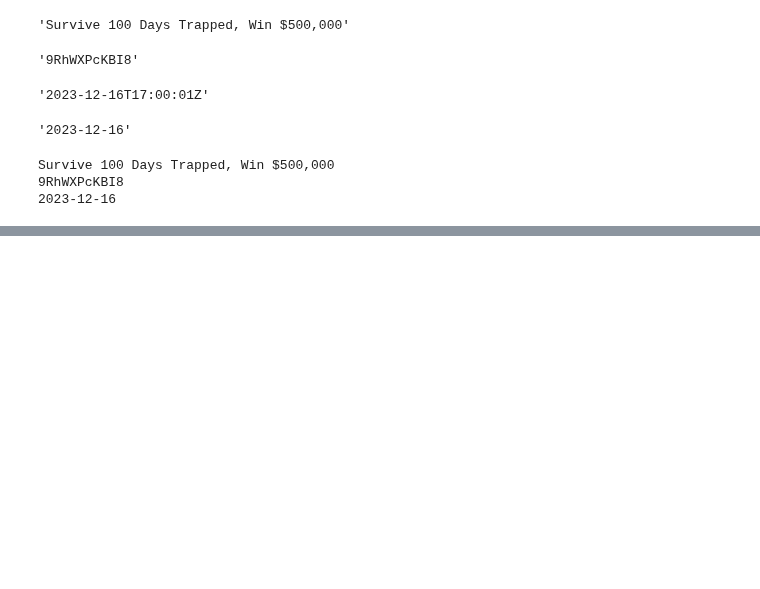
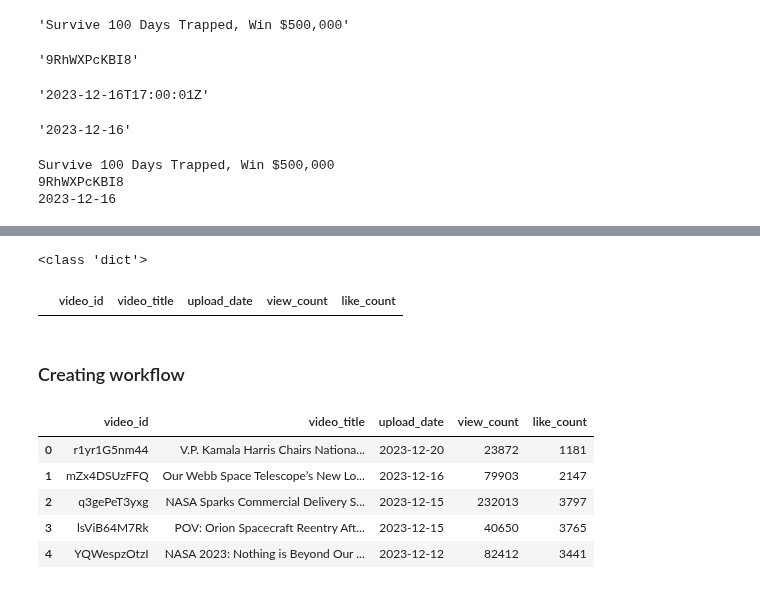
Before and after one commit to SeherKumsar/Ada-Lovelace-Veri-Bilimi-Akademisi, a Jupyter notebook: week-4/4-api-youtube.ipynb, the cells around one changed output, grey strips where cells are left out. Saved outputs shown, nothing was run; the diff lists cells and outputs as text; code cells hidden in the pictures; blank space fills up the shorter version.

```diff
--- a/week-4/4-api-youtube.ipynb
+++ b/week-4/4-api-youtube.ipynb
@@ -98,0 +265,5 @@ Survive 100 Days Trapped, Win $500,000
+# %%
+for video in response['items']:
+    print(type(video))
+# %% [output]
+<class 'dict'>
@@ -98,0 +319,6 @@ Survive 100 Days Trapped, Win $500,000
+# %%
+df # response kısmında eksiklik olabilir
+# %% [output]
+|  | video_id | video_title | upload_date | view_count | like_count |
+# %% [markdown]
+### Creating workflow
@@ -98,0 +369,15 @@ Survive 100 Days Trapped, Win $500,000
+# %%
+# CHANNEL_ID = "UCX6OQ3DkcsbYNE6H8uQQuVA"
+CHANNEL_ID = "UCLA_DiR1FfKNvjuUpBHmylQ"
+
+df = pd.DataFrame(columns=["video_id", "video_title", "upload_date", "view_count", "like_count"])
+youtube_data = get_videos_from_channel(df, CHANNEL_ID, YOUTUBE_API_KEY)
+# %%
+youtube_data.head()
+# %% [output]
+|  | video_id | video_title | upload_date | view_count | like_count |
+| 0 | r1yr1G5nm44 | V.P. Kamala Harris Chairs Nationa... | 2023-12-20 | 23872 | 1181 |
+| 1 | mZx4DSUzFFQ | Our Webb Space Telescope’s New Lo... | 2023-12-16 | 79903 | 2147 |
+| 2 | q3gePeT3yxg | NASA Sparks Commercial Delivery S... | 2023-12-15 | 232013 | 3797 |
+| 3 | lsViB64M7Rk | POV: Orion Spacecraft Reentry Aft... | 2023-12-15 | 40650 | 3765 |
+| 4 | YQWespzOtzI | NASA 2023: Nothing is Beyond Our ... | 2023-12-12 | 82412 | 3441 |
```
Also changed, not shown: parts of 25 cells of this notebook, 2 other files.
